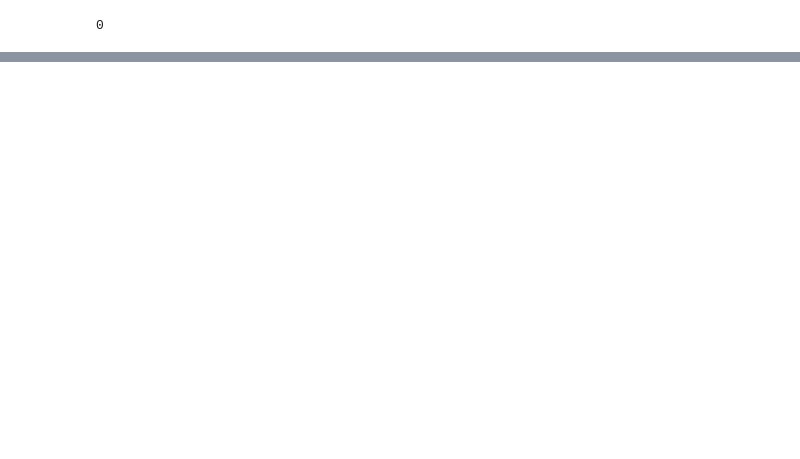
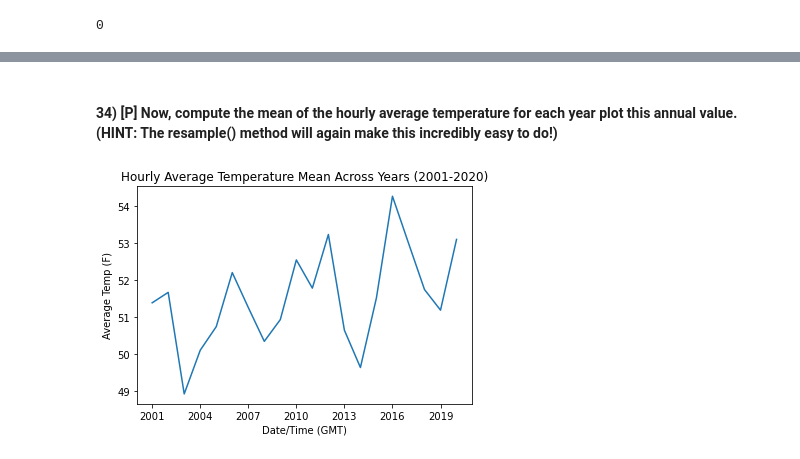
Before and after one commit to ks061/data-mining, a Jupyter notebook: labs/lab06.ipynb, the cells around one changed output, grey strips where cells are left out. Saved outputs shown, nothing was run; the diff lists cells and outputs as text; code cells hidden in the pictures; blank space fills up the shorter version.

```diff
--- a/labs/lab06.ipynb
+++ b/labs/lab06.ipynb
@@ -115,0 +512,15 @@ dtype: float64
+# %% [markdown]
+#### 34) [P] Now, compute the mean of the hourly average temperature for each year plot this annual value. (HINT: The resample() method will again make this incredibly easy to do!)
+# %%
+df_temps_mean_avg_temp_per_year = \
+df_temps[df_temps_avg_temp_col_name].resample("Y").mean()
+
+ax = sns.lineplot(x=df_temps_mean_avg_temp_per_year.index.year,
+                  y=df_temps_mean_avg_temp_per_year.values)
+
+ax.set_ylabel(df_temps_avg_temp_col_name)
+ax.xaxis.set_major_locator(mpl.ticker.MaxNLocator(integer=True)) # year x axis labels
+                                                                 # are integers
+ax.set_title("Hourly Average Temperature Mean Across Years (2001-2020)");
+# %% [output]
+[figure, added]
```
Also changed, not shown: parts of 77 cells of this notebook.
